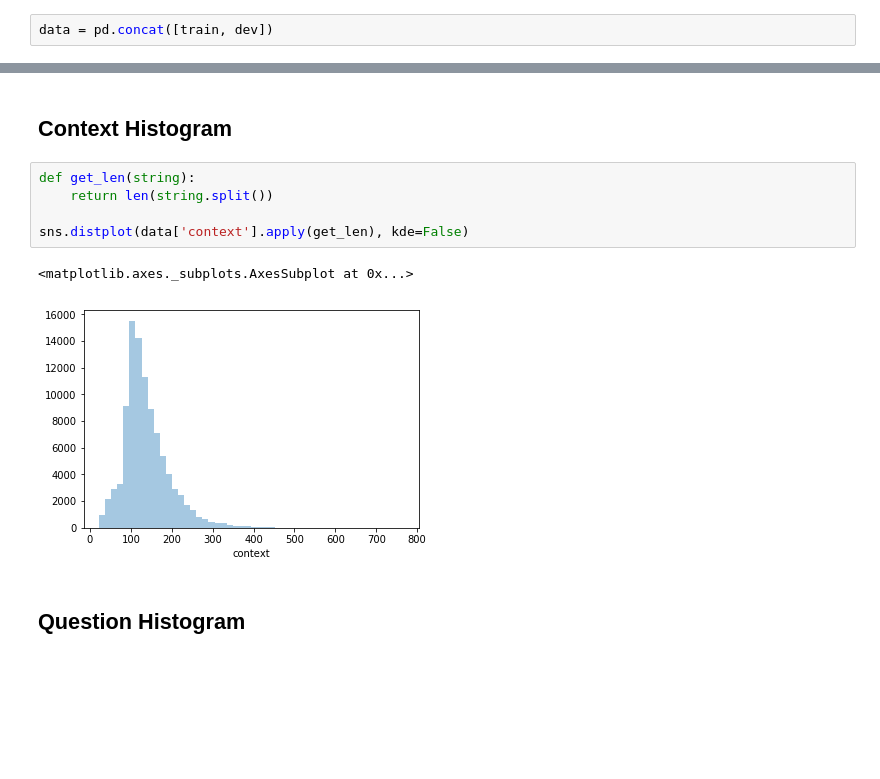
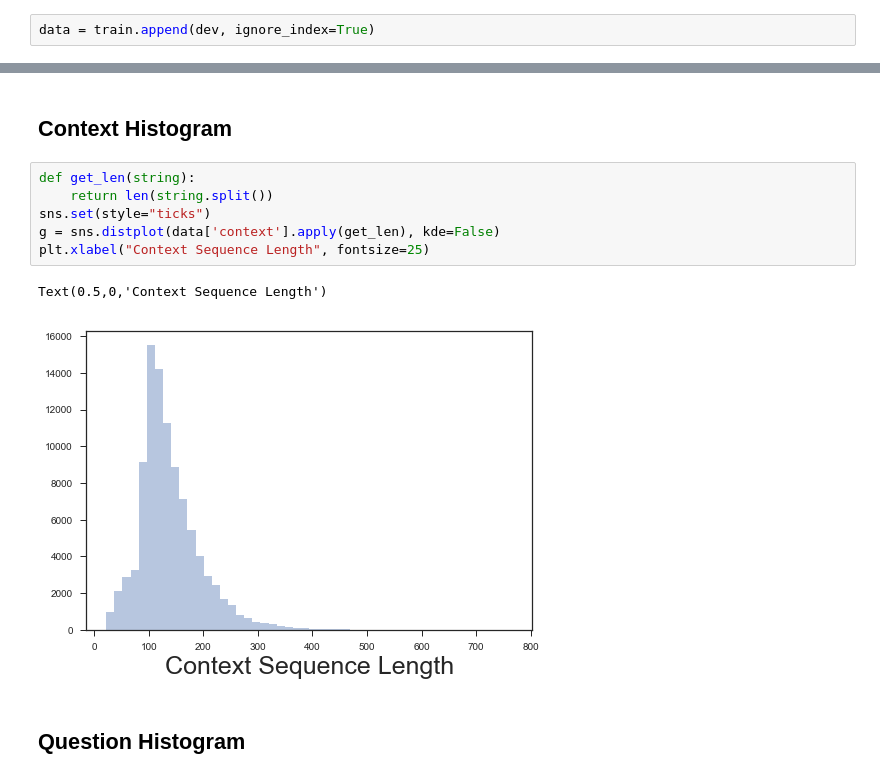
Before and after one commit to andrewhuang121/cs224n-win18-squad-huangko, a Jupyter notebook: exploratory_visualization.ipynb, the cells around one changed output, grey strips where cells are left out. Saved outputs shown, nothing was run; the diff lists cells and outputs as text; blank space fills up the shorter version.

```diff
--- a/exploratory_visualization.ipynb
+++ b/exploratory_visualization.ipynb
@@ -44,7 +44,7 @@ dev = pd.DataFrame({
     "ans": dev_ans[0]
 })
 # %%
-data = pd.concat([train, dev])
+data = train.append(dev, ignore_index=True)
 # %% [markdown]
 ## Understanding the Data
 # %%
@@ -68,11 +68,12 @@ train.loc[idx, 'qn']
 # %%
 def get_len(string):
     return len(string.split())
-
-sns.distplot(data['context'].apply(get_len), kde=False)
+sns.set(style="ticks")
+g = sns.distplot(data['context'].apply(get_len), kde=False)
+plt.xlabel("Context Sequence Length", fontsize=25)
 # %% [output]
-<matplotlib.axes._subplots.AxesSubplot at 0x...>
+Text(0.5,0,'Context Sequence Length')
-[figure, old version]
+[figure, new version]
 # %% [markdown]
 ## Question Histogram
 # %%
```
Also changed, not shown: parts of 9 cells of this notebook, 1 other file.
